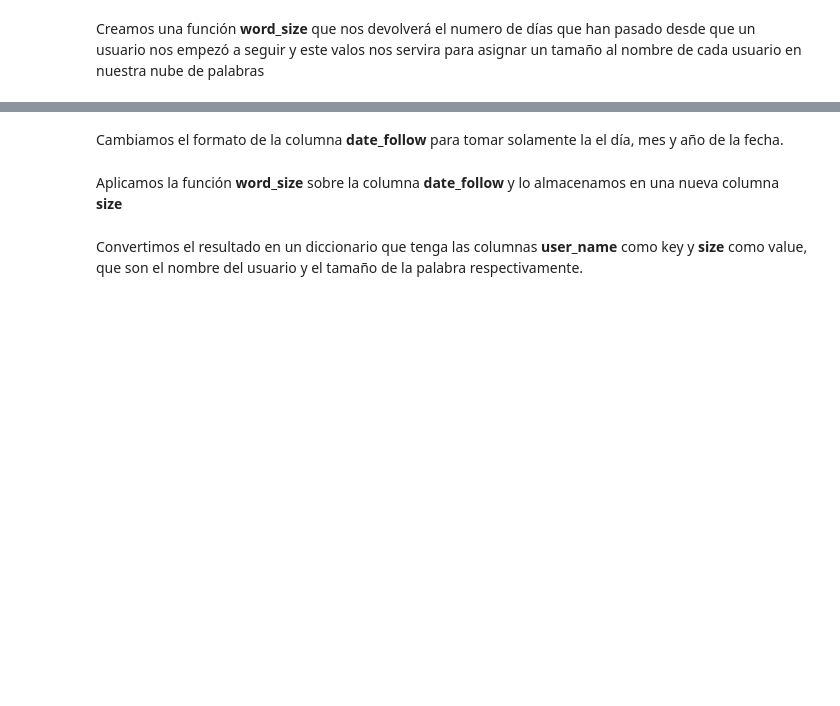
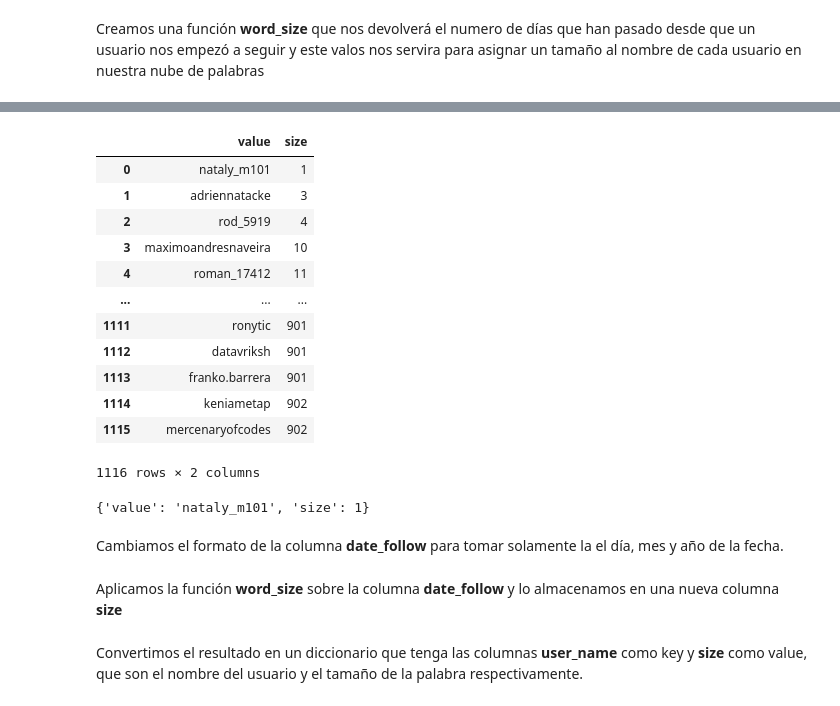
Before and after one commit to taicoding/instagram-visualizations, a Jupyter notebook: word-cloud-followers.ipynb, the cells around one changed output, grey strips where cells are left out. Drawn from its saved outputs; the diff is of its cells as text; code cells hidden in the pictures; blank space fills up the shorter version.

```diff
--- a/word-cloud-followers.ipynb
+++ b/word-cloud-followers.ipynb
@@ -64,2 +143,23 @@ def word_size(date):
+# %%
+df_followers[['value','size']]
+# %% [output]
+|  | value | size |
+| 0 | nataly_m101 | 1 |
+| 1 | adriennatacke | 3 |
+| 2 | rod_5919 | 4 |
+| 3 | maximoandresnaveira | 10 |
+| 4 | roman_17412 | 11 |
+| ... | ... | ... |
+| 1111 | ronytic | 901 |
+| 1112 | datavriksh | 901 |
+| 1113 | franko.barrera | 901 |
+| 1114 | keniametap | 902 |
+| 1115 | mercenaryofcodes | 902 |
+1116 rows × 2 columns
+# %%
+dict_followers =  df_followers[['value','size']].to_dict(orient="records")
+dict_followers[0]
+# %% [output]
+{'value': 'nataly_m101', 'size': 1}
 # %% [markdown]
 Cambiamos el formato de la columna **date_follow** para tomar solamente la el día, mes y año de la fecha.
```
Also changed, not shown: parts of 26 cells of this notebook, 3 other files.
